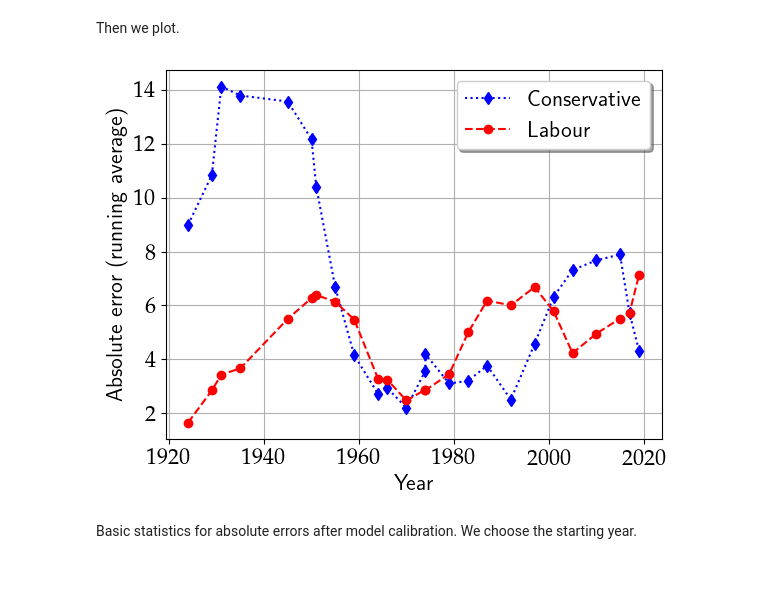
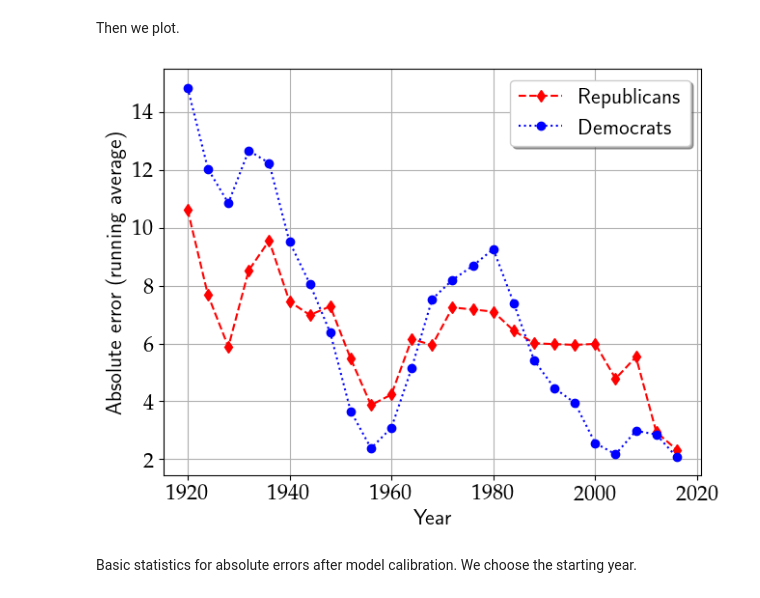
Before and after one commit to AntoineVendeville/Opinion-dynamics-in-the-Voter-Model, a Jupyter notebook: elections.ipynb, the cells around one changed output. Saved outputs shown, nothing was run; the diff lists cells and outputs as text; code cells hidden in the pictures.

```diff
--- a/elections.ipynb
+++ b/elections.ipynb
@@ -42,7 +42,7 @@ def Q_matrix(n,s0,s1):
 Parameters. Choose the region (UK or US).
 # %%
 n = 100 # nb users
-region = "uk" # uk or us
+region = "us" # uk or us
 folder = "elections_files"
 # %% [markdown]
 Get parties names.
@@ -235,6 +236,7 @@ for p in parties:
     # show and save
     plt.xlabel("Year")
     plt.ylabel("Popular vote shares for {} (\%)".format(party_name[p]))
+    plt.tight_layout(pad=.1)
     plt.savefig(folder+"/pred_vs_real_{}_{}.pdf".format(region,p))
     plt.show()
     plt.close()
@@ -269,20 +271,21 @@ Then we plot.
 # %%
 # plot
 plt.grid()
 for p in parties:
     plt.plot(year[2:-1], gap_run[p], color=party_color[p], ls=ls[p], marker=mark[p], label=party_name[p])
 
 # legend and labels
 plt.legend(loc="best", shadow=True)
 plt.xlabel(r"Year")
 plt.ylabel(r"Absolute error (running average)")
 
 # save and show
+plt.tight_layout(pad=.1)
 plt.savefig(folder+"/{}_evolve_gap.pdf".format(region))
 plt.show()
 plt.close()
 # %% [output]
-[figure, old version]
+[figure, new version]
 # %% [markdown]
 Basic statistics for absolute errors after model calibration. We choose the starting year.
 # %%
```
Also changed, not shown: parts of 3 cells of this notebook, 6 other files.
